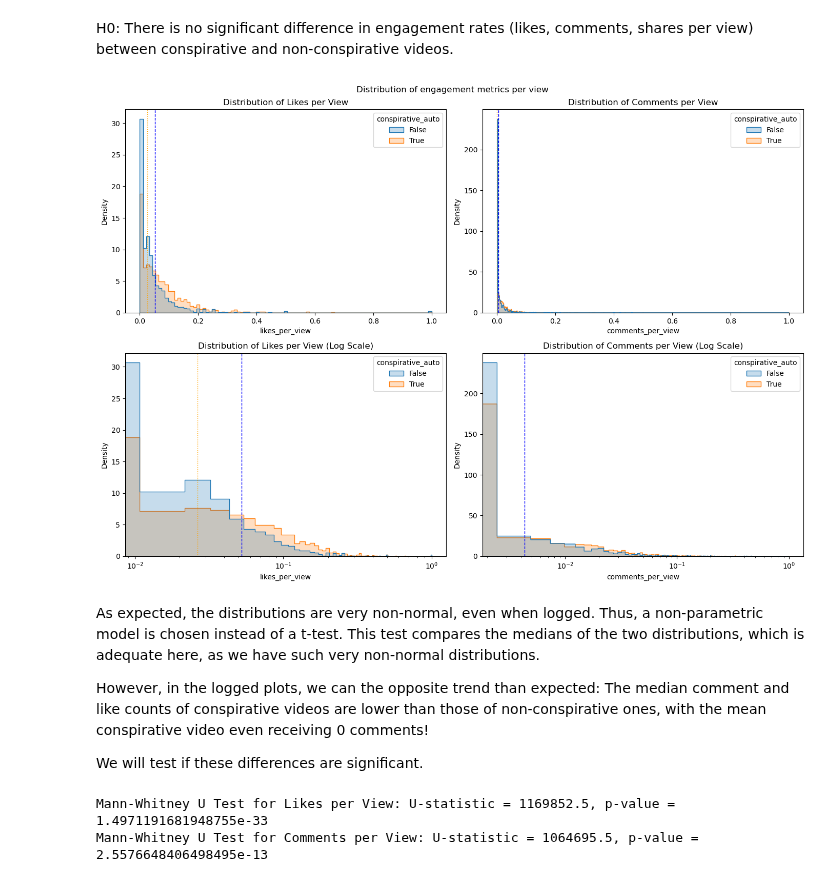
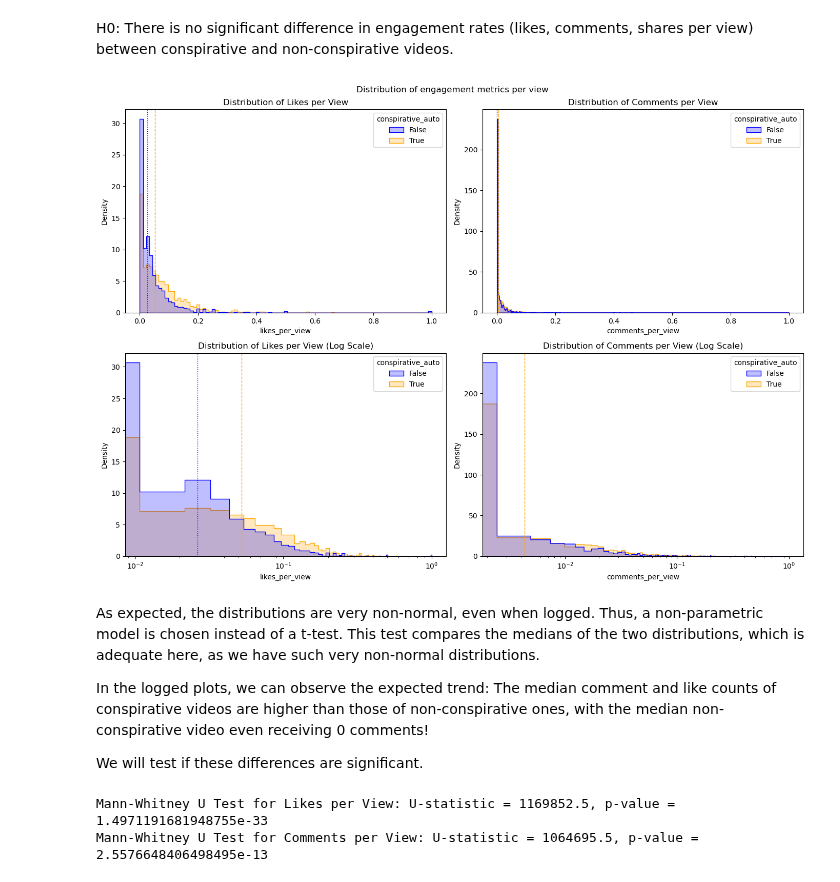
Before and after one commit to julia-king-edu/so-24_smda_project, a Jupyter notebook: 03_analysis.ipynb, the cells around one changed output. Saved outputs shown, nothing was run; the diff lists cells and outputs as text; code cells hidden in the pictures.

Commit message:
fixed error in engagement-metrics-view graph

```diff
--- a/03_analysis.ipynb
+++ b/03_analysis.ipynb
@@ -357,57 +357,56 @@ video_df = read_video_df()
 # filtering is done cause videos with 0 views will not have engagements
 
 engagement_df = video_df[video_df["views"] > 0].copy()
-
-# engagement
 engagement_df["likes_per_view"] = engagement_df["likes"] / engagement_df["views"]
 engagement_df["comments_per_view"] = engagement_df["comments"] / engagement_df["views"]
 
-# also make logged versions
-engagement_df["log_likes_per_view"] = np.log(engagement_df["likes_per_view"] + 0.001) # small constant added to avoid inf
-engagement_df["log_comments_per_view"] = np.log(engagement_df["comments_per_view"] + 0.001)
-
-
 # the youtube api returned some obviously false numbers (a few items with more likes than views). This persists even after reruns. Thus, they are discarded.
 engagement_df = engagement_df[(engagement_df["likes_per_view"] <= 1) & (engagement_df["comments_per_view"] <= 1)]
 # %%
+colors = ["blue", "orange"] # first element is False, second is True
+
 # plot distributions
 fig, ax = plt.subplots(2, 2, figsize = (14, 10))
 
 # likes
-sns.histplot(data = engagement_df, x = "likes_per_view", hue = "conspirative_auto", element = "step", stat = "density", common_norm = False, ax = ax[0, 0])
+sns.histplot(data = engagement_df, x = "likes_per_view", hue = "conspirative_auto", element = "step", stat = "density",
+             common_norm = False, ax = ax[0, 0], palette = colors)
 ax[0, 0].set_title("Distribution of Likes per View")
-ax[0, 0].axvline(engagement_df[engagement_df["conspirative_auto"] ==  True]["likes_per_view"].median(), color = "blue", linestyle = "--", linewidth = 1)
-ax[0, 0].axvline(engagement_df[engagement_df["conspirative_auto"] ==  False]["likes_per_view"].median(), color = "orange", linestyle = ":", linewidth = 1)
+ax[0, 0].axvline(engagement_df[engagement_df["conspirative_auto"] == True]["likes_per_view"].median(), color = colors[1], linestyle = "--", linewidth = 1)
+ax[0, 0].axvline(engagement_df[engagement_df["conspirative_auto"] == False]["likes_per_view"].median(), color = colors[0], linestyle = ":", linewidth = 1)
 
 # comments
-sns.histplot(data = engagement_df, x = "comments_per_view", hue = "conspirative_auto", element = "step", stat = "density", common_norm = False, ax = ax[0, 1])
-ax[0, 1].axvline(engagement_df[engagement_df["conspirative_auto"] ==  True]["comments_per_view"].median(), color = "blue", linestyle = "--", linewidth = 1)
-ax[0, 1].axvline(engagement_df[engagement_df["conspirative_auto"] ==  False]["comments_per_view"].median(), color = "orange", linestyle = ":", linewidth = 1)
+sns.histplot(data = engagement_df, x = "comments_per_view", hue = "conspirative_auto", element = "step", stat = "density",
+             common_norm = False, ax = ax[0, 1], palette = colors)
+ax[0, 1].axvline(engagement_df[engagement_df["conspirative_auto"] == True]["comments_per_view"].median(), color = colors[1], linestyle = "--", linewidth = 1)
+ax[0, 1].axvline(engagement_df[engagement_df["conspirative_auto"] == False]["comments_per_view"].median(), color = colors[0], linestyle = ":", linewidth = 1)
 ax[0, 1].set_title("Distribution of Comments per View")
 
 # same with log
-sns.histplot(data = engagement_df, x = "likes_per_view", hue = "conspirative_auto", element = "step", stat = "density", common_norm = False, ax = ax[1, 0])
+sns.histplot(data = engagement_df, x = "likes_per_view", hue = "conspirative_auto", element = "step", stat = "density",
+             common_norm = False, ax = ax[1, 0], palette = colors)
 ax[1, 0].set_title("Distribution of Likes per View (Log Scale)")
 ax[1, 0].set_xscale("log")
-ax[1, 0].axvline(engagement_df[engagement_df["conspirative_auto"] ==  True]["likes_per_view"].median(), color = "blue", linestyle = "--", linewidth = 1)
-ax[1, 0].axvline(engagement_df[engagement_df["conspirative_auto"] ==  False]["likes_per_view"].median(), color = "orange", linestyle = ":", linewidth = 1)
+ax[1, 0].axvline(engagement_df[engagement_df["conspirative_auto"] == True]["likes_per_view"].median(), color = colors[1], linestyle = "--", linewidth = 1)
+ax[1, 0].axvline(engagement_df[engagement_df["conspirative_auto"] == False]["likes_per_view"].median(), color = colors[0], linestyle = ":", linewidth = 1)
 
-sns.histplot(data = engagement_df, x = "comments_per_view", hue = "conspirative_auto", element = "step", stat = "density", common_norm = False, ax = ax[1, 1])
+sns.histplot(data = engagement_df, x = "comments_per_view", hue = "conspirative_auto", element = "step", stat = "density",
+             common_norm = False, ax = ax[1, 1], palette = colors)
 ax[1, 1].set_title("Distribution of Comments per View (Log Scale)")
 ax[1, 1].set_xscale("log")
-ax[1, 1].axvline(engagement_df[engagement_df["conspirative_auto"] ==  True]["comments_per_view"].median(), color = "blue", linestyle = "--", linewidth = 1)
-ax[1, 1].axvline(engagement_df[engagement_df["conspirative_auto"] ==  False]["comments_per_view"].median(), color = "orange", linestyle = ":", linewidth = 1)
+ax[1, 1].axvline(engagement_df[engagement_df["conspirative_auto"] == True]["comments_per_view"].median(), color = colors[1], linestyle = "--", linewidth = 1)
+ax[1, 1].axvline(engagement_df[engagement_df["conspirative_auto"] == False]["comments_per_view"].median(), color = colors[0], linestyle = ":", linewidth = 1)
 
 # Adjust layout
 fig.suptitle("Distribution of engagement metrics per view")
 plt.tight_layout()
 plt.show()
 # %% [output]
-[figure, old version]
+[figure, new version]
 # %% [markdown]
 As expected, the distributions are very non-normal, even when logged. Thus, a non-parametric model is chosen instead of a t-test. This test compares the medians of the two distributions, which is adequate here, as we have such very non-normal distributions.
 
-However, in the logged plots, we can the opposite trend than expected: The median comment and like counts of conspirative videos are lower than those of non-conspirative ones, with the mean conspirative video even receiving 0 comments!
+In the logged plots, we can observe the expected trend: The median comment and like counts of conspirative videos are higher than those of non-conspirative ones, with the median non-conspirative video even receiving 0 comments!
 
 We will test if these differences are significant.
 # %%
```
Also changed, not shown: parts of 1 cell of this notebook, 3 other files.
